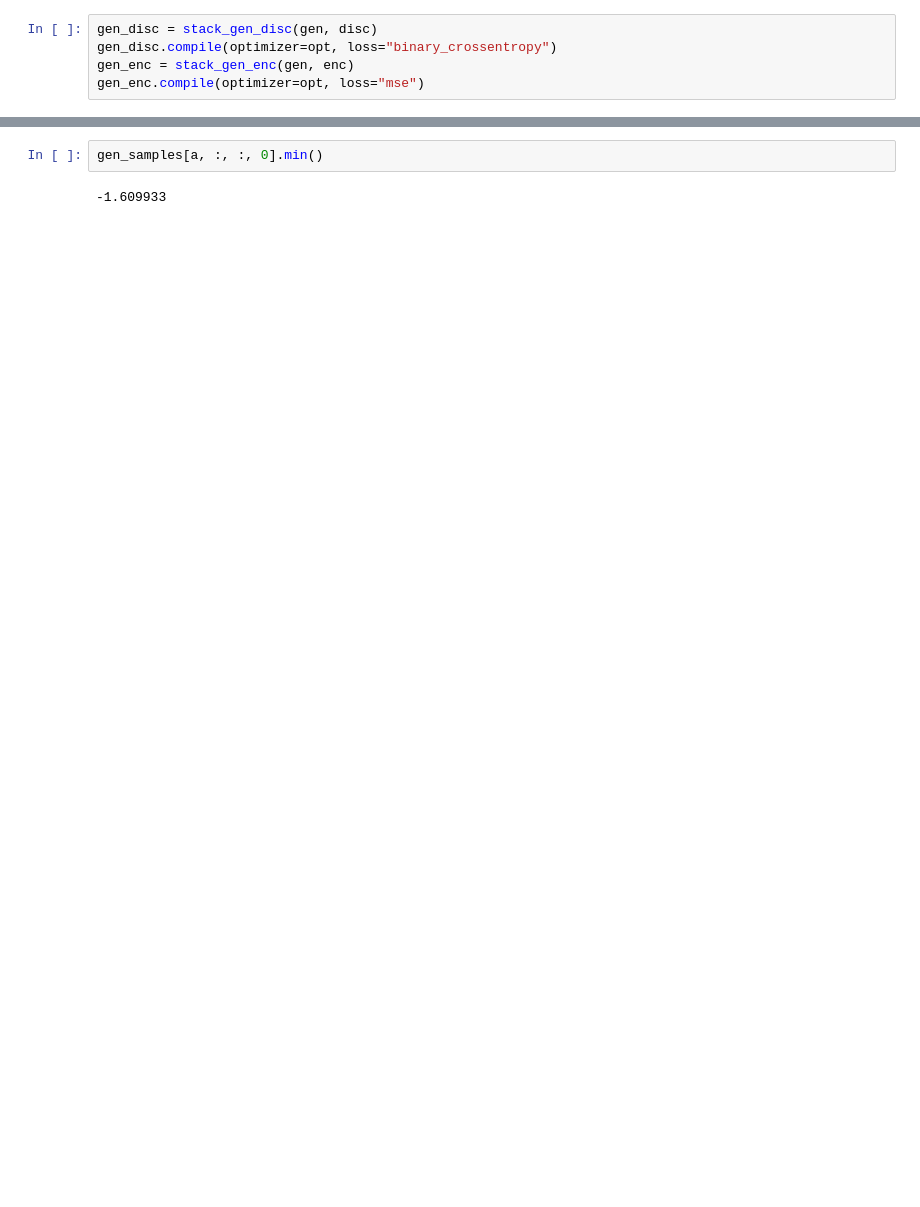
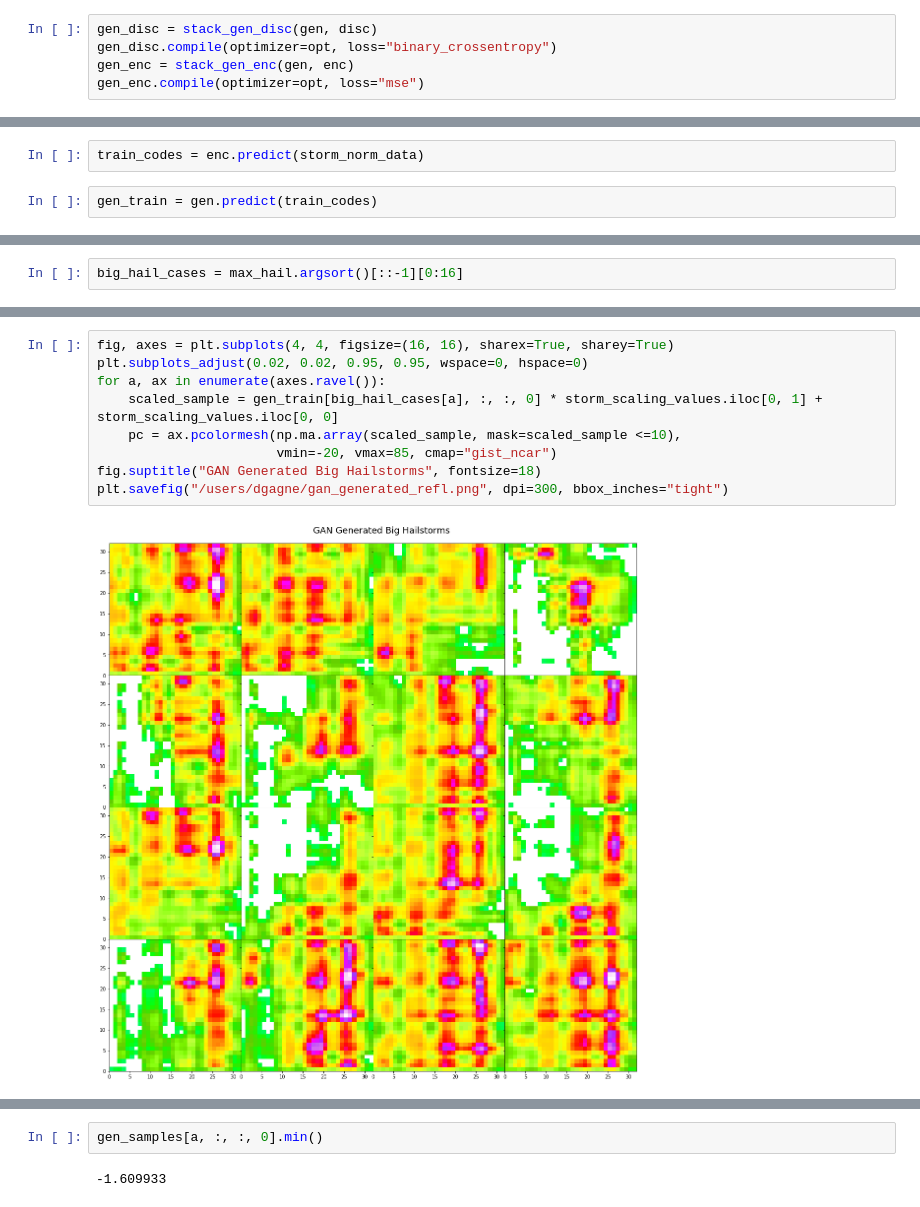
Before and after one commit to djgagne/deepsky, a Jupyter notebook: notebooks/Storm_GAN_Pooling_20180621.ipynb, the cells around one changed output, grey strips where cells are left out. Saved outputs shown, nothing was run; the diff lists cells and outputs as text; blank space fills up the shorter version.

```diff
--- a/notebooks/Storm_GAN_Pooling_20180621.ipynb
+++ b/notebooks/Storm_GAN_Pooling_20180621.ipynb
@@ -358,0 +398,4 @@ gen_samples = gen.predict(np.random.normal(size=(9, 100)))
+# %%
+train_codes = enc.predict(storm_norm_data)
+# %%
+gen_train = gen.predict(train_codes)
@@ -359 +429,3 @@ gen_samples = gen.predict(np.random.normal(size=(9, 100)))
+# %%
+big_hail_cases = max_hail.argsort()[::-1][0:16]
 # %%
@@ -368,0 +441,11 @@ plt.colorbar(pc)
+# %%
+fig, axes = plt.subplots(4, 4, figsize=(16, 16), sharex=True, sharey=True)
+plt.subplots_adjust(0.02, 0.02, 0.95, 0.95, wspace=0, hspace=0)
+for a, ax in enumerate(axes.ravel()):
+    scaled_sample = gen_train[big_hail_cases[a], :, :, 0] * storm_scaling_values.iloc[0, 1] + storm_scaling_values.iloc[0, 0]
+    pc = ax.pcolormesh(np.ma.array(scaled_sample, mask=scaled_sample <=10),
+                       vmin=-20, vmax=85, cmap="gist_ncar")
+fig.suptitle("GAN Generated Big Hailstorms", fontsize=18)
+plt.savefig("/users/dgagne/gan_generated_refl.png", dpi=300, bbox_inches="tight")
+# %% [output]
+[figure, added]
```
Also changed, not shown: parts of 24 cells of this notebook.
